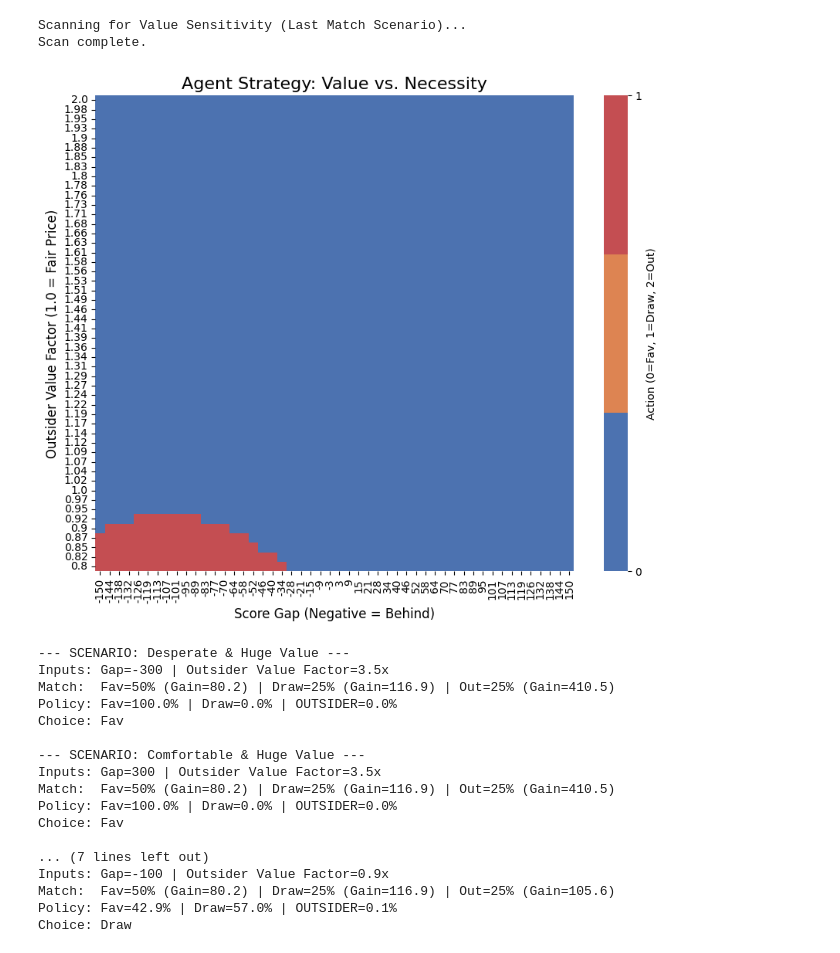
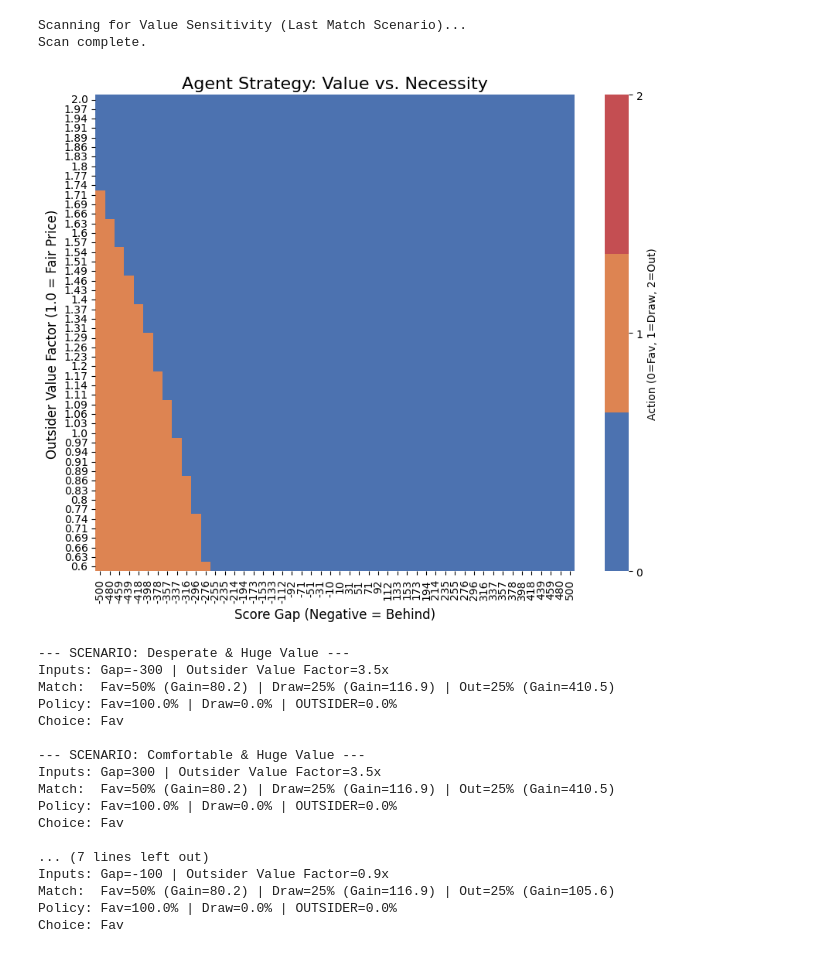
Before and after one commit to GodartVincent/MPPAnalysis, a Jupyter notebook: notebooks/06_analysis_agent_value_sensitivity.ipynb, the cells around one changed output. Drawn from its saved outputs; the diff is of its cells as text; code cells hidden in the pictures.

Commit message:
Update of the gap and value sensitivity for the last v3 model.

```diff
--- a/notebooks/06_analysis_agent_value_sensitivity.ipynb
+++ b/notebooks/06_analysis_agent_value_sensitivity.ipynb
@@ -16,7 +16,7 @@ module_path = os.path.abspath(os.path.join('..'))
 if module_path not in sys.path:
     sys.path.append(module_path)
 
-from mpp_project.core import get_v2_observation
+from mpp_project.core import get_observation
 
 def get_value_observation(gap_to_leader, outsider_value_factor, matches_rem=1):
     # 1. PROBABILITIES (With Tie-Breaker)
@@ -55,7 +55,7 @@ def get_value_observation(gap_to_leader, outsider_value_factor, matches_rem=1):
     future_max_points = np.max(gains) * matches_rem
 
     # 7. CALL CORE BUILDER
-    obs, sort_idx = get_v2_observation(
+    obs, sort_idx = get_observation(
         match_probas=probas,
         match_gains=gains,
         opp_repartition=repart,
@@ -70,13 +70,13 @@ def get_value_observation(gap_to_leader, outsider_value_factor, matches_rem=1):
 # %%
 # --- Configuration ---
 # Ensure you point to the correct Phase 2 model for now
-MODEL_PATH = "../models_v2/ppo_v2_phase5_domain_rand.zip"
+MODEL_PATH = "../models_v3/ppo_v3_phase4_domain_rand.zip"
 model = PPO.load(MODEL_PATH)
 
 # Grid definition
-gaps = np.linspace(-150, 150, 50)
+gaps = np.linspace(-500, 500, 50)
 # Value Factor: 0.8 (Bad Price) to 2.0 (Double Price / Huge Value)
-value_factors = np.linspace(0.8, 2.0, 50)
+value_factors = np.linspace(0.6, 2.0, 50)
 
 policy_map = np.zeros((len(value_factors), len(gaps)))
 
@@ -102,21 +102,21 @@ Scan complete.
 # %%
 plt.figure(figsize=(10, 8))
 from matplotlib.colors import ListedColormap
 cmap = ListedColormap(['#4c72b0', '#dd8452', '#c44e52'])
 
 ax = sns.heatmap(policy_map,
                  xticklabels=np.round(gaps).astype(int),
                  yticklabels=np.round(value_factors, 2),
-                 cmap=cmap,
+                 cmap=cmap, vmin=0, vmax=2,
                  cbar_kws={'ticks': [0, 1, 2], 'label': 'Action (0=Fav, 1=Draw, 2=Out)'})
 
 plt.gca().invert_yaxis()
 plt.title("Agent Strategy: Value vs. Necessity", fontsize=16)
 plt.xlabel("Score Gap (Negative = Behind)", fontsize=12)
 plt.ylabel("Outsider Value Factor (1.0 = Fair Price)", fontsize=12)
 plt.show()
 # %% [output]
-[figure, old version]
+[figure, new version]
 # %%
 def probe_agent_decision(gap, val_factor, scenario_name):
     obs, sort_idx, probas, gains = get_value_observation(gap, val_factor)
@@ -155,5 +155,5 @@ Choice: Fav
 ... (7 lines left out)
 Inputs: Gap=-100 | Outsider Value Factor=0.9x
 Match:  Fav=50% (Gain=80.2) | Draw=25% (Gain=116.9) | Out=25% (Gain=105.6)
-Policy: Fav=42.9% | Draw=57.0% | OUTSIDER=0.1%
-Choice: Draw
+Policy: Fav=100.0% | Draw=0.0% | OUTSIDER=0.0%
+Choice: Fav
```
Also changed, not shown: 1 other file.
